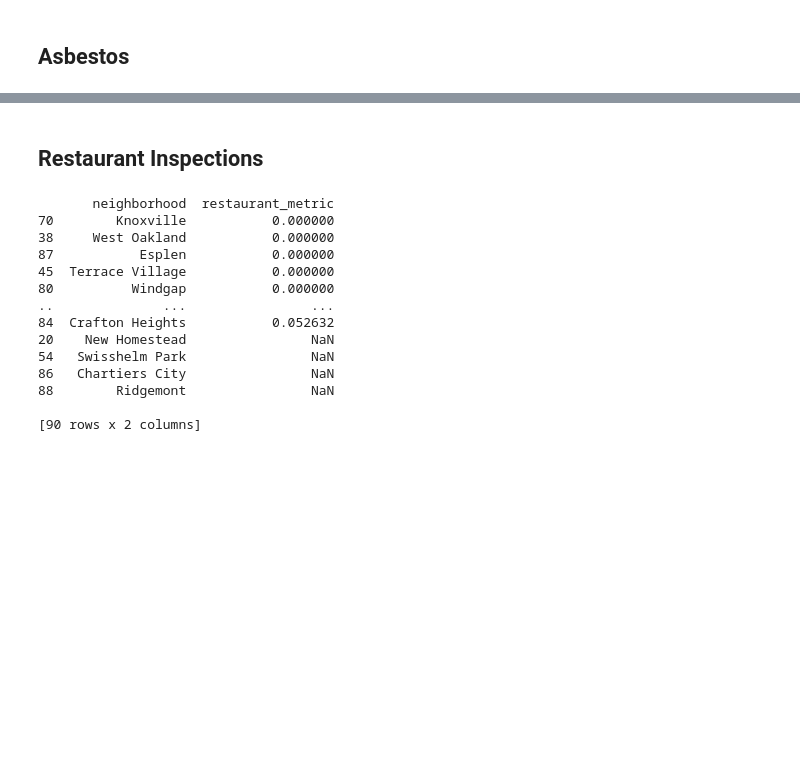
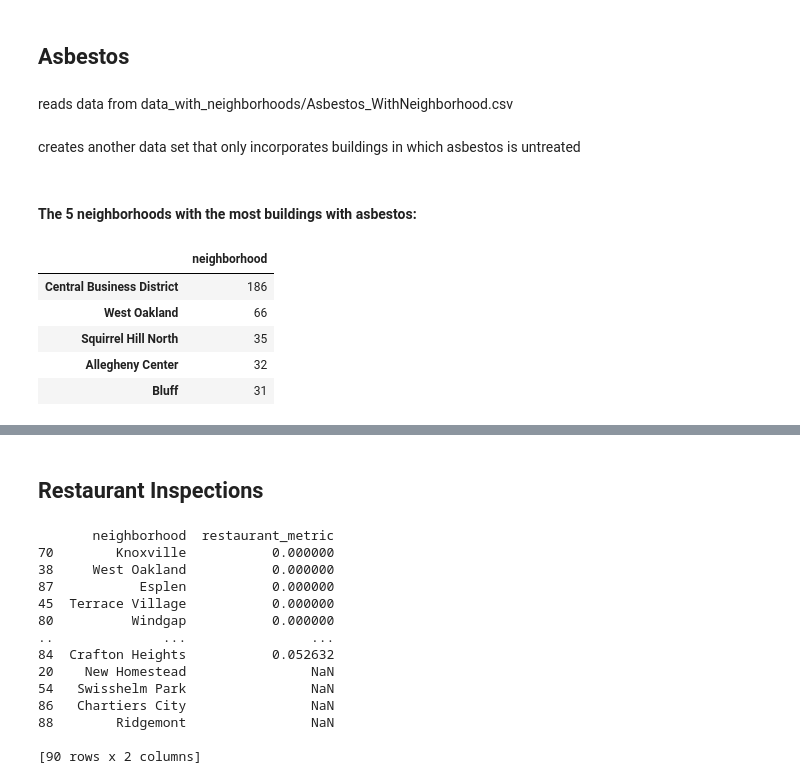
Before and after one commit to Steven-Jarmell/CS0010-FinalProject, a Jupyter notebook: FinalProjectMainFile.ipynb, the cells around one changed output, grey strips where cells are left out. Saved outputs shown, nothing was run; the diff lists cells and outputs as text; code cells hidden in the pictures; blank space fills up the shorter version.

```diff
--- a/FinalProjectMainFile.ipynb
+++ b/FinalProjectMainFile.ipynb
@@ -16,0 +19,2 @@ neighborhood_metrics["neighborhood"] = neighborhood_shapes["hood"]
+# %% [markdown]
+reads data from data_with_neighborhoods/Asbestos_WithNeighborhood.csv
@@ -16,0 +24,13 @@ neighborhood_metrics["neighborhood"] = neighborhood_shapes["hood"]
+# %% [markdown]
+creates another data set that only incorporates buildings in which asbestos is untreated
+# %% [markdown]
+#### The 5 neighborhoods with the most buildings with asbestos:
+# %%
+pd.DataFrame(contains_asbestos["neighborhood"].value_counts().head(5))
+# %% [output]
+|  | neighborhood |
+| Central Business District | 186 |
+| West Oakland | 66 |
+| Squirrel Hill North | 35 |
+| Allegheny Center | 32 |
+| Bluff | 31 |
```
Also changed, not shown: parts of 6 cells of this notebook.
